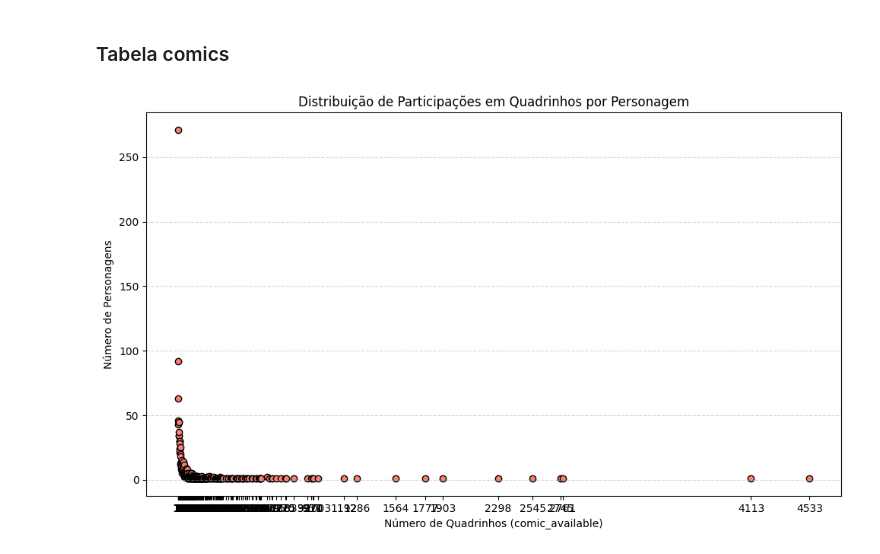
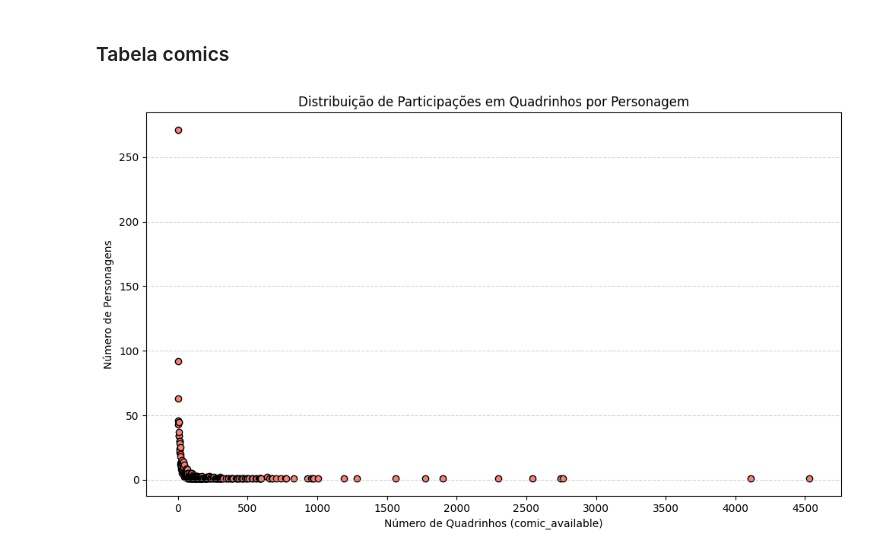
Before and after one commit to diogopaz/projeto-marvel, a Jupyter notebook: projeto_marvel.ipynb, the cells around one changed output. Cells and saved outputs as stored; diff of their text form; code cells hidden in the pictures.

```diff
--- a/projeto_marvel.ipynb
+++ b/projeto_marvel.ipynb
@@ -276,18 +438,19 @@ df_characters =
 # %%
+df_char['comic_available'] = pd.to_numeric(df_char['comic_available'], errors='coerce')
+df_counts = df_char['comic_available'].value_counts().sort_index()
 
-
-# Supondo que df_characters foi carregado com a tabela characters
-df_char['comic_available'] = pd.to_numeric(df_char['comic_available'], errors='coerce')
-#df_filtered = df_char[df_char['comic_available'] > 0]
-df_counts = df_char['comic_available'].value_counts().sort_index()
 plt.figure(figsize=(10, 6))
 plt.scatter(df_counts.index, df_counts.values, color='salmon', edgecolor='black')
 plt.title('Distribuição de Participações em Quadrinhos por Personagem')
 plt.xlabel('Número de Quadrinhos (comic_available)')
 plt.ylabel('Número de Personagens')
-plt.xticks(df_counts.index)  # Mostra somente inteiros no eixo X
+
+step = 500
+x_max = df_counts.index.max()
+plt.xticks(range(0, int(x_max)+1, step))
+
 plt.grid(axis='y', linestyle='--', alpha=0.5)
 plt.tight_layout()
 plt.show()
 # %% [output]
-[figure, old version]
+[figure, new version]
```
Also changed, not shown: parts of 13 cells of this notebook.
